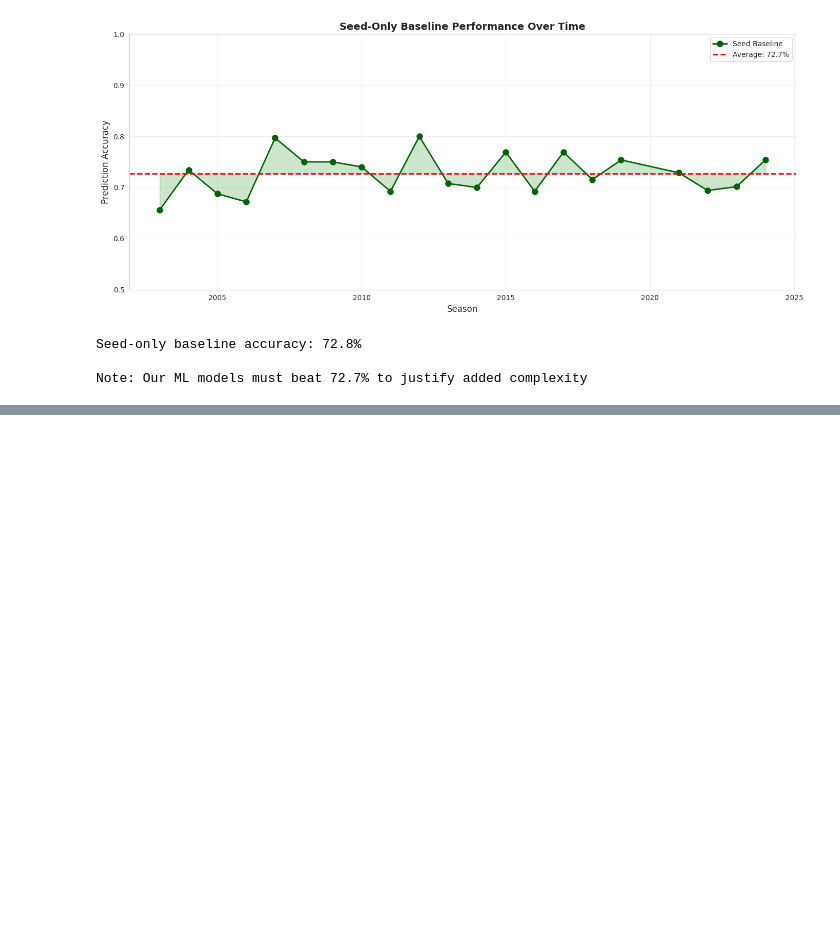
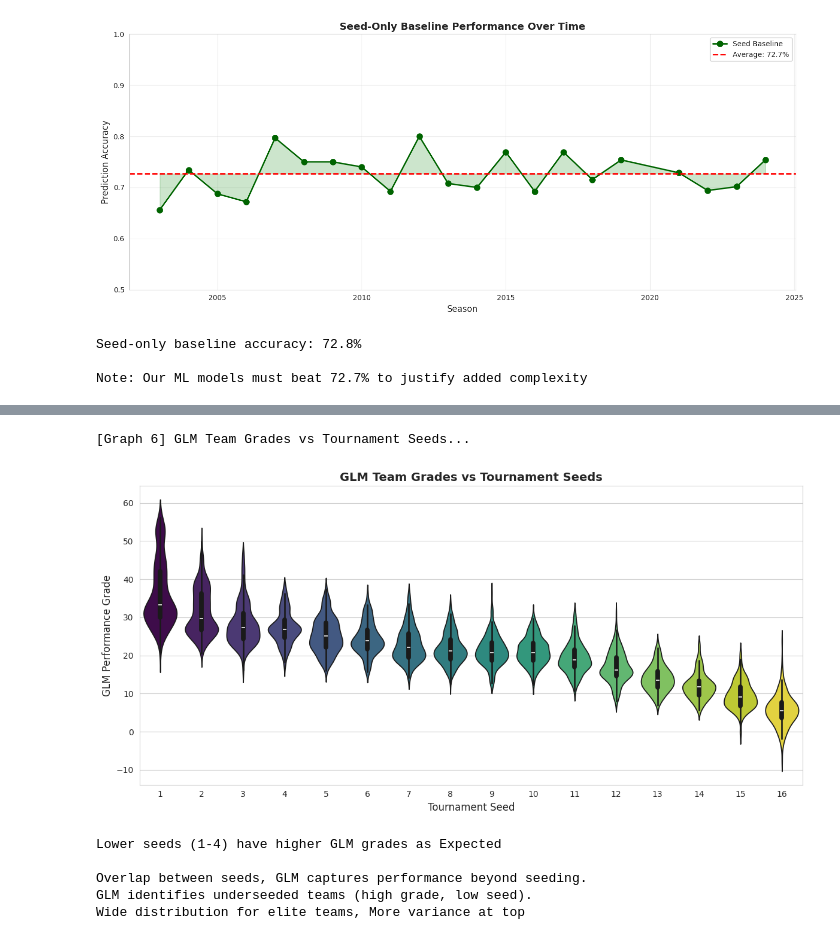
Before and after one commit to COMP3608-GROUP-9-PROJECT/COMP3608_PROJECT, a Jupyter notebook: DataPreProcessing.ipynb, the cells around one changed output, grey strips where cells are left out. Cells and saved outputs as stored; diff of their text form; code cells hidden in the pictures; blank space fills up the shorter version.

```diff
--- a/DataPreProcessing.ipynb
+++ b/DataPreProcessing.ipynb
@@ -701,0 +792,23 @@ Note: Our ML models must beat 72.7% to justify added complexity
+# %%
+# GLM Team Grades vs Tournament Seeds
+print("[Graph 6] GLM Team Grades vs Tournament Seeds...")
+
+fig, ax = plt.subplots(figsize=(12, 6))
+sns.violinplot(data=tourneyData, x='T1Seed', y='T1Grade',
+               palette='viridis', hue='T1Seed', legend=False, ax=ax)
+ax.set_xlabel('Tournament Seed', fontsize=12)
+ax.set_ylabel('GLM Performance Grade', fontsize=12)
+ax.set_title('GLM Team Grades vs Tournament Seeds', fontsize=14, fontweight='bold')
+plt.tight_layout()
+plt.show()
+
+print("Lower seeds (1-4) have higher GLM grades as Expected\n")
+print("Overlap between seeds, GLM captures performance beyond seeding. \nGLM identifies underseeded teams (high grade, low seed). \nWide distribution for elite teams, More variance at top\n")
+# %% [output]
+[Graph 6] GLM Team Grades vs Tournament Seeds...
+[figure, added]
+Lower seeds (1-4) have higher GLM grades as Expected
+
+Overlap between seeds, GLM captures performance beyond seeding.
+GLM identifies underseeded teams (high grade, low seed).
+Wide distribution for elite teams, More variance at top
```
Also changed, not shown: parts of 10 cells of this notebook.
